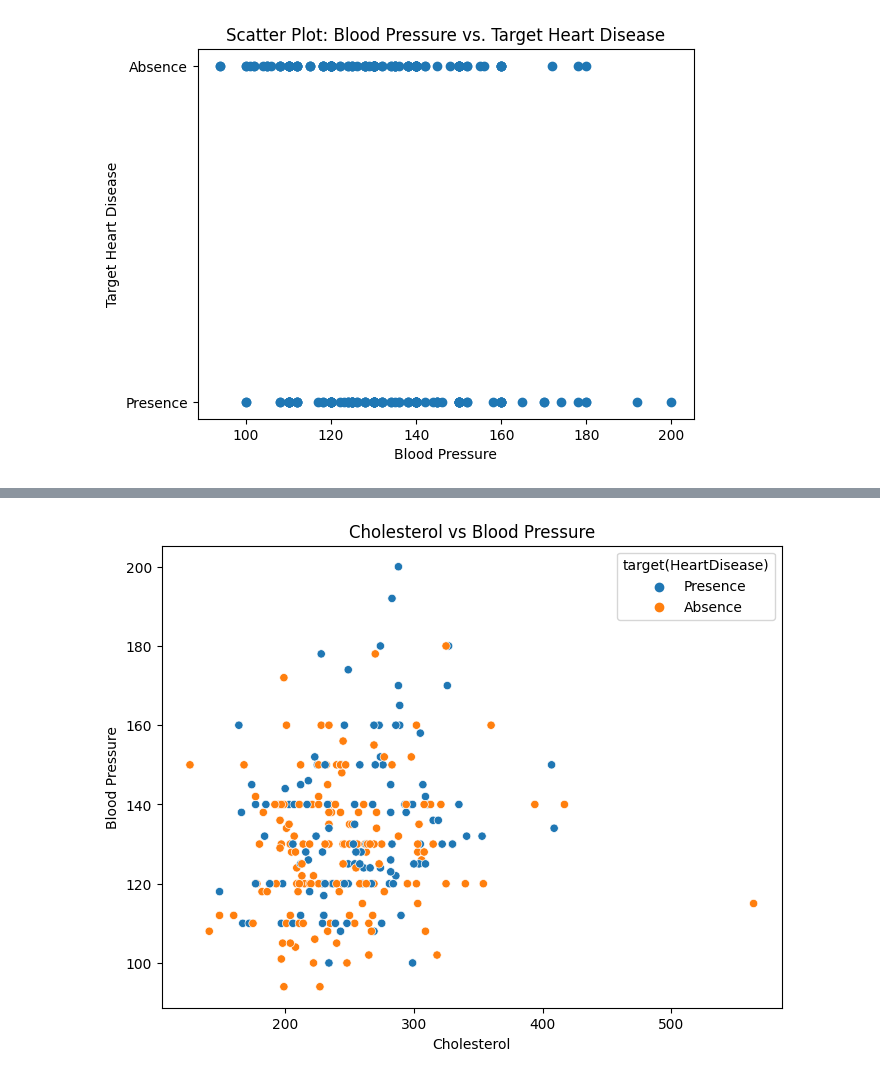
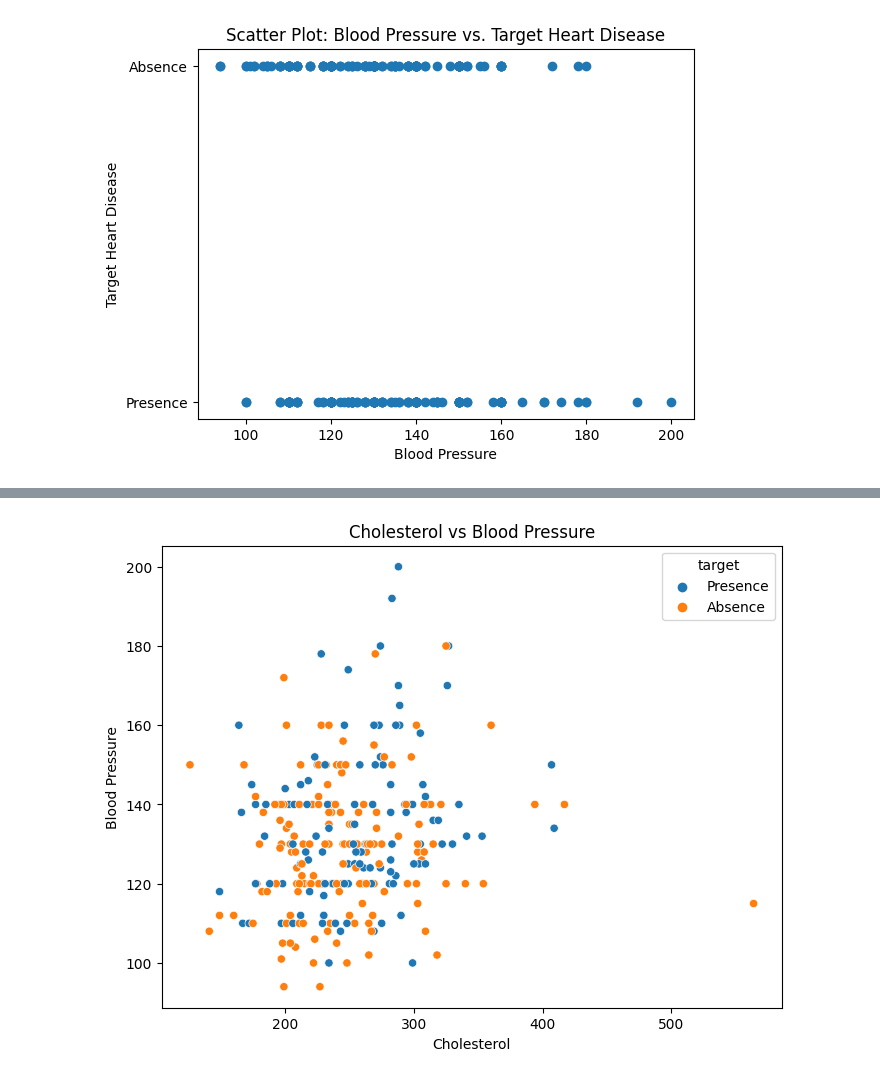
Before and after one commit to Codefedy/Heart-Disease-Predictive-Model, a Jupyter notebook: EDA.ipynb, the cells around one changed output, grey strips where cells are left out. Saved outputs shown, nothing was run; the diff lists cells and outputs as text; code cells hidden in the pictures.

```diff
--- a/EDA.ipynb
+++ b/EDA.ipynb
@@ -41,7 +43,7 @@ dp = dp.drop(dp.columns[0], axis=1)
 
 
 dp.columns = ['age', 'sex', 'chest_pain_type', 'blood_pressure', 'cholesterol', 'fasting_blood_sugar', 'rest_ekg', 'max_heart_rate',
-       'exercise_angina', 'st_depression', 'slope_of_ST', 'num_vessels_fluro', 'thallium', 'target(HeartDisease)']
+       'exercise_angina', 'st_depression', 'slope_of_ST', 'num_vessels_fluro', 'thallium', 'target']
 # %%
 dp['chest_pain_type'][dp['chest_pain_type'] == 1] = 'typical angina'
 dp['chest_pain_type'][dp['chest_pain_type'] == 2] = 'atypical angina'
@@ -319,9 +327,9 @@ plt.show()
 # %%
 plt.figure(figsize=(8, 6))
-sns.scatterplot(data=dp, x='cholesterol', y='blood_pressure', hue='target(HeartDisease)')
+sns.scatterplot(data=dp, x='cholesterol', y='blood_pressure', hue='target')
 plt.title('Cholesterol vs Blood Pressure')
 plt.xlabel('Cholesterol')
 plt.ylabel('Blood Pressure')
 plt.show()
 # %% [output]
-[figure, old version]
+[figure, new version]
```
Also changed, not shown: parts of 17 cells of this notebook.
